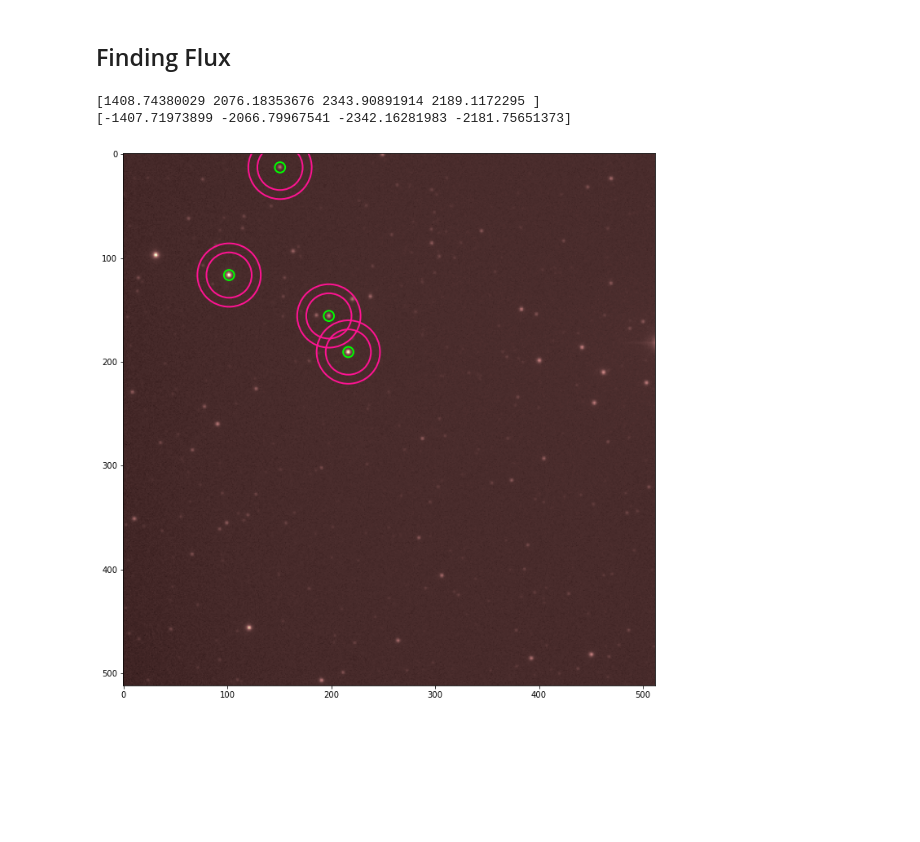
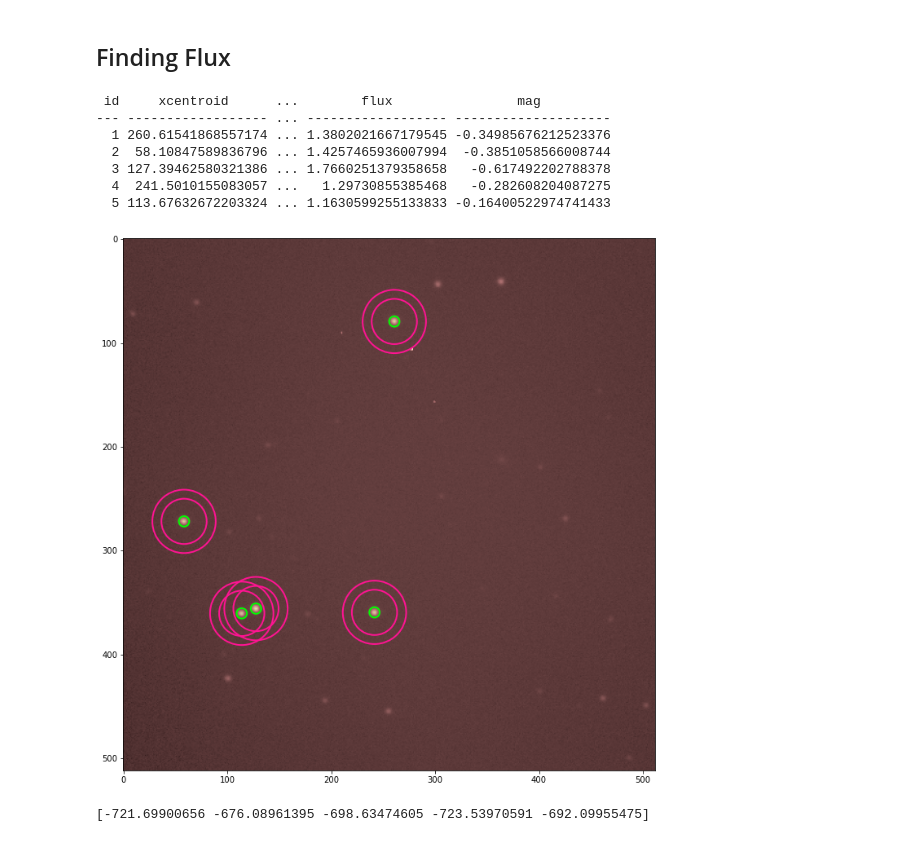
Before and after one commit to josue677/Work-space, a Jupyter notebook: Project 2/KosmosWorkFlow.ipynb, the cells around one changed output. Cells and saved outputs as stored; diff of their text form; code cells hidden in the pictures; blank space fills up the shorter version.

```diff
--- a/Project 2/KosmosWorkFlow.ipynb
+++ b/Project 2/KosmosWorkFlow.ipynb
@@ -50,23 +50,23 @@ def makemag(flux,exptime,C):
     return m
 # %%
 # First night
-dir = 'C:/Users/josue/Work-space/Project 2/Data/07.28.2022/'
+dir = 'C:/Users/josue/Work-space/data/07082022/'
 
 # Master bias
-biasfiles_1 = pd.read_table(dir + 'bias_28.txt', names=['impath'])
+biasfiles_1 = pd.read_table(dir + 'bias_08.txt', names=['impath'])
 biasfiles1 = dir + biasfiles_1['impath'].values
 bias = kosmos.biascombine(biasfiles1)
 
 # Master flats
-i_flats = dir_array(dir, "flats_i.txt")
+i_flats = dir_array(dir, "sky_flats_V.txt")
 flat_i = kosmos.flatcombine(i_flats, bias=bias, trim=None, illumcor=False)
 
 # Reduced object SS Cyg
-ss_cyg1 = dir_array(dir, "ss_cyg.txt")
+ss_cyg1 = dir_array(dir, "g9348.txt")
 SS_Cyg1 = reduce(ss_cyg1, bias, flat_i)
 
 # SS Cyg not reduced
-ss_cyg_r = CCDData.read(ss_cyg1[5])
+ss_cyg_r = CCDData.read(ss_cyg1[4])
 # %% [output]
 INFO: using the unit adu passed to the FITS reader instead of the unit adu in the FITS file. [astropy.nddata.ccddata]
 INFO: using the unit adu passed to the FITS reader instead of the unit adu in the FITS file. [astropy.nddata.ccddata]
@@ -123,41 +124,42 @@ ax[1].set_title('Raw Image');
 # %% [markdown]
 ## Finding Flux
 # %%
-m = 5
+m = 4
 mean, median, std = sigma_clipped_stats(SS_Cyg1[m], sigma=3.0)
 step = SS_Cyg1[m].data
 sciimg_data = np.ma.getdata(step)
 # %%
-dao = DAOStarFinder(fwhm=2.18, threshold=500)
+dao = DAOStarFinder(fwhm=2.18, threshold=100*std)
 sources = dao(sciimg_data - median)
-mask = sources['xcentroid'] < 300
-sources = sources[mask]
-mask2 = sources['xcentroid'] > 100
-sources = sources[mask2]
-mask3 = sources['ycentroid'] < 250
-sources = sources[mask3]
+print(sources)
 
 positions = []
-
 for i, j in zip(sources['xcentroid'], sources['ycentroid']):
     positions.append((i,j));
 
 apertures = CircularAperture(positions, r=5)
 norm = ImageNormalize(stretch=SqrtStretch())
 
 # wanted star is at xcent (208.95246610163315, 171.59263980420403)
 annulus = CircularAnnulus(positions,r_in = 21.8,r_out = 30.52)
 plt.figure(figsize=(12,12))
 annulus.plot(color='deeppink', linewidth=2)
-apertures.plot(color='lime',linewidth=2, label = 'Best')
+apertures.plot(color='lime',linewidth=2)
 plt.imshow(sciimg_data, norm=norm, cmap='pink');
 total_sky = aperture_photometry(sciimg_data,annulus)['aperture_sum']
 avg_sky = total_sky / annulus.area
 sky = avg_sky * apertures.area
-print(sky.data)
 fluxes = sources['flux'].data - sky.data
-print(fluxes)
 # %% [output]
-[1408.74380029 2076.18353676 2343.90891914 2189.1172295 ]
-[-1407.71973899 -2066.79967541 -2342.16281983 -2181.75651373]
+ id     xcentroid      ...        flux                mag
+--- ------------------ ... ------------------ --------------------
+  1 260.61541868557174 ... 1.3802021667179545 -0.34985676212523376
+  2  58.10847589836796 ... 1.4257465936007994  -0.3851058566008744
+  3 127.39462580321386 ... 1.7660251379358658   -0.617492202788378
+  4  241.5010155083057 ...   1.29730855385468   -0.282608204087275
+  5 113.67632672203324 ... 1.1630599255133833 -0.16400522974741433
-[figure, old version]
+[figure, new version]
+# %%
+print(fluxes)
+# %% [output]
+[-721.69900656 -676.08961395 -698.63474605 -723.53970591 -692.09955475]
```
Also changed, not shown: parts of 3 cells of this notebook, 3 other files.
